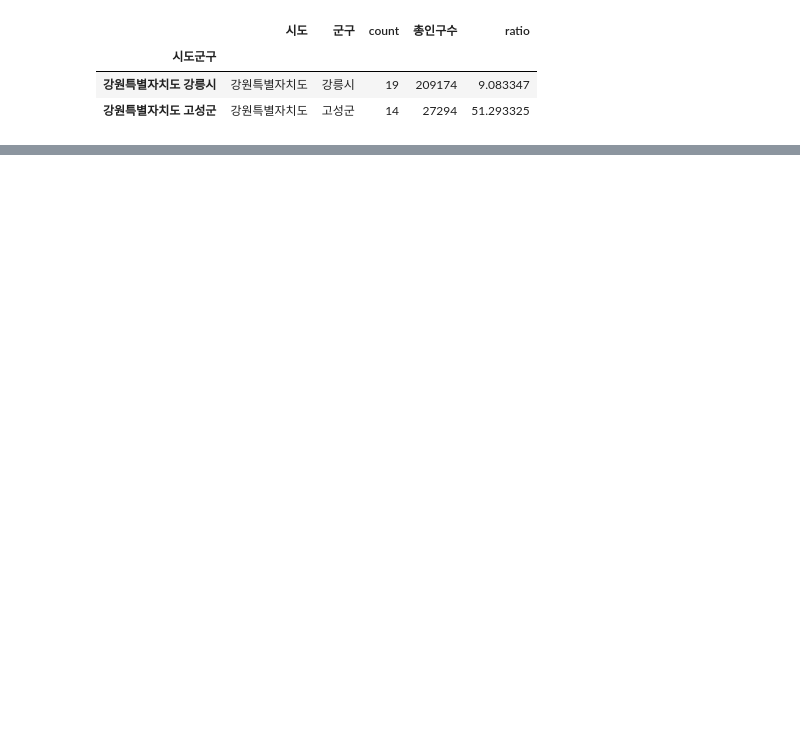
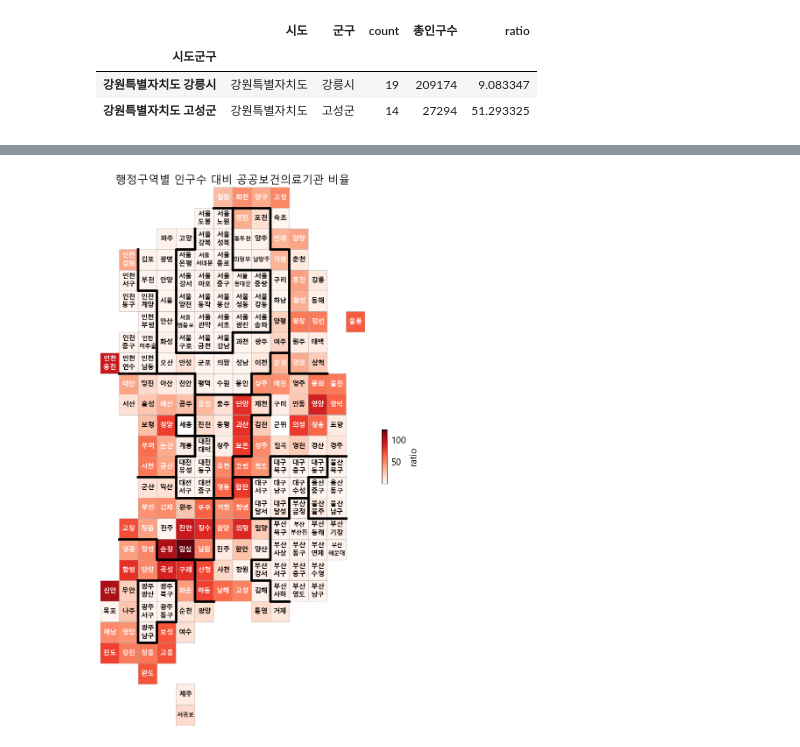
Before and after one commit to helen-cho/python, a Jupyter notebook: 04.데이터시각화/프로젝트/06.행정구역/03.블럭맵.ipynb, the cells around one changed output, grey strips where cells are left out. Drawn from its saved outputs; the diff is of its cells as text; code cells hidden in the pictures; blank space fills up the shorter version.

```diff
--- a/04.데이터시각화/프로젝트/06.행정구역/03.블럭맵.ipynb
+++ b/04.데이터시각화/프로젝트/06.행정구역/03.블럭맵.ipynb
@@ -61,4 +61,4 @@ data_draw_korea_population_all.head()
 # %%
 data_draw_korea_population_all.isna().sum()
-data_draw_korea_population_all.dropna(inplace=True)
+#data_draw_korea_population_all.dropna(inplace=True)
 # %% [output]
@@ -146,0 +147,5 @@ ValueError: Index contains duplicate entries, cannot reshape
+# %%
+draw_blockMap(data_draw_korea_population_all,
+              'ratio', '행정구역별 인구수 대비 공공보건의료기관 비율', 'Reds')
+# %% [output]
+[figure, added]
```
Also changed, not shown: parts of 5 cells of this notebook, 1 other file.
